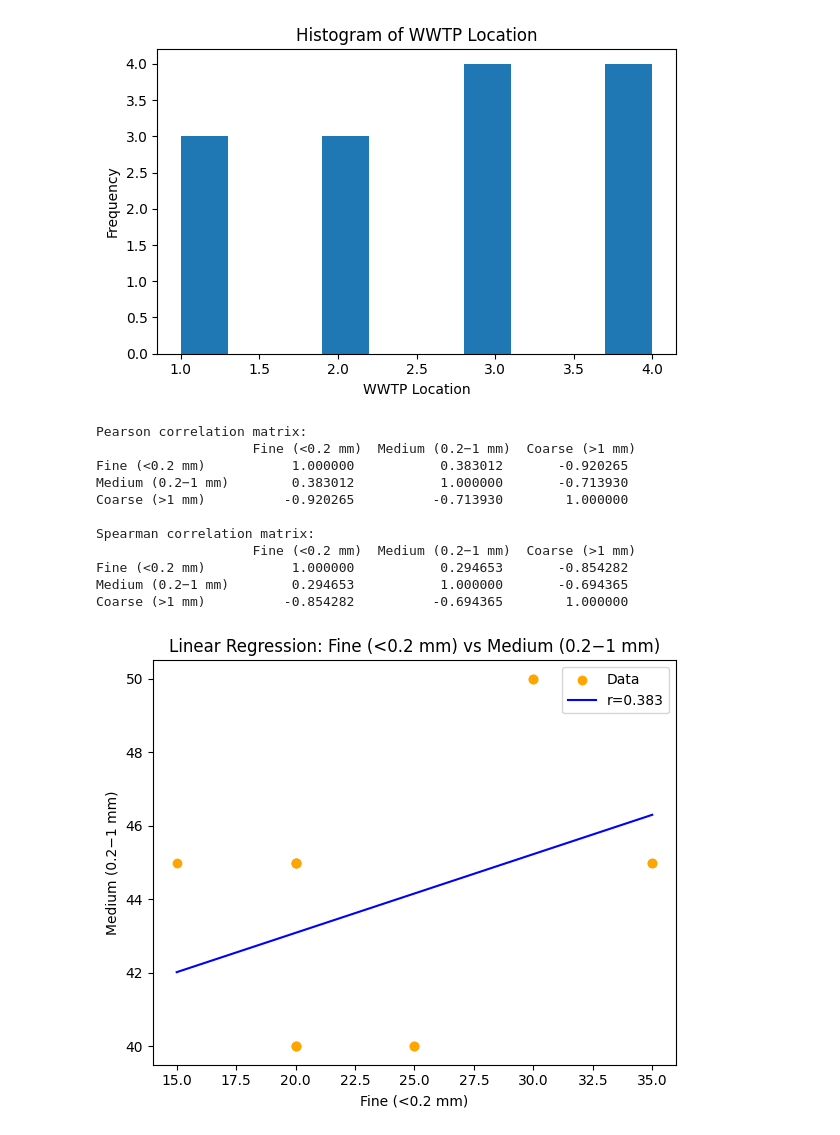
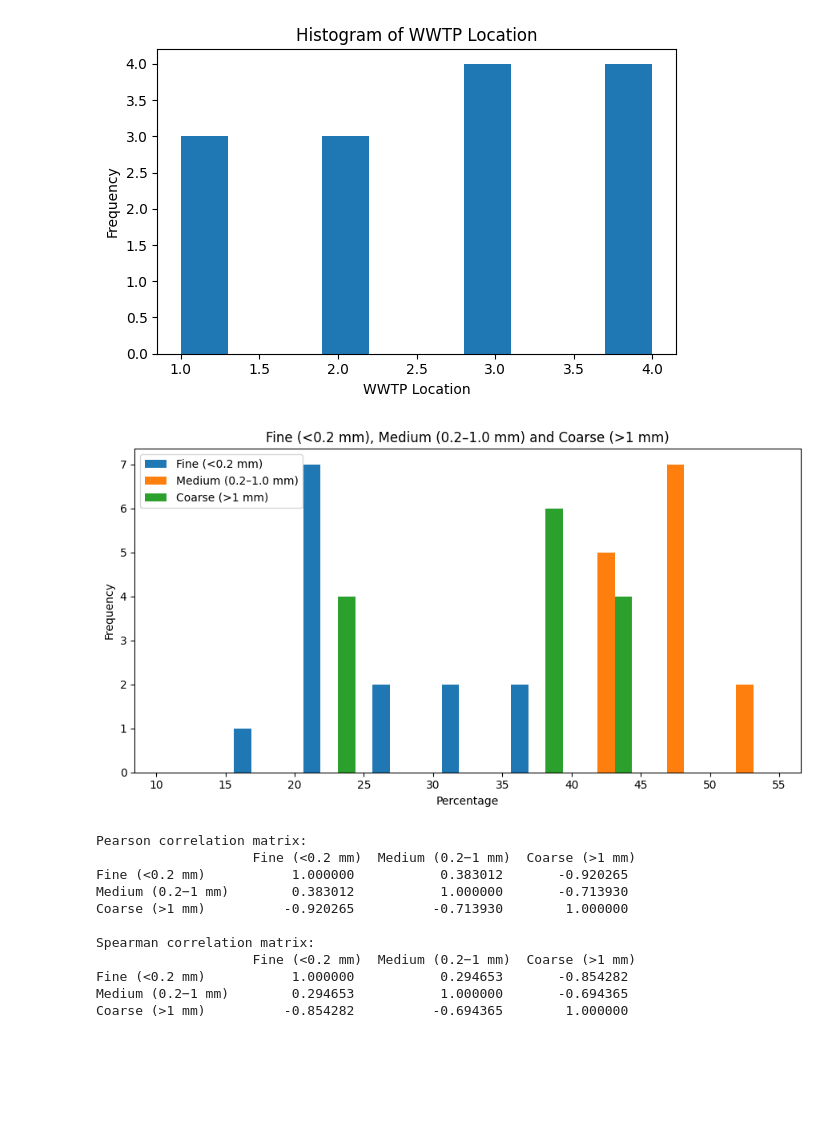
Before and after one commit to sderousie/ENV3040C---Course-Project, a Jupyter notebook: size distribution.ipynb, the cells around one changed output. Drawn from its saved outputs; the diff is of its cells as text; code cells hidden in the pictures; blank space fills up the shorter version.

```diff
--- a/size distribution.ipynb
+++ b/size distribution.ipynb
@@ -39,6 +39,42 @@ for col in numeric_cols:
     plt.ylabel("Frequency")
     plt.tight_layout()
     plt.show()
+
+# Combined histogram for Fine, Medium, and Coarse size fractions (grouped bars)
+plt.figure(figsize=(9,5))
+
+# Common bins (same as x-axis ticks in your example)
+bins = np.arange(10, 60, 5)          # 10,15,20,...,55
+bin_centers = (bins[:-1] + bins[1:]) / 2
+
+# Data
+fine_vals   = df["Fine (<0.2 mm)"].dropna()
+med_vals    = df["Medium (0.2−1 mm)"].dropna()
+coarse_vals = df["Coarse (>1 mm)"].dropna()
+
+# Histogram counts for each fraction
+fine_counts, _   = np.histogram(fine_vals,   bins=bins)
+med_counts, _    = np.histogram(med_vals,    bins=bins)
+coarse_counts,_  = np.histogram(coarse_vals, bins=bins)
+
+# Width of each bar and horizontal offsets so they sit side-by-side
+bin_width = bins[1] - bins[0]
+bar_width = bin_width / 4.0
+
+plt.bar(bin_centers - bar_width, fine_counts,   width=bar_width,
+            label="Fine (<0.2 mm)")
+plt.bar(bin_centers,            med_counts,    width=bar_width,
+            label="Medium (0.2–1.0 mm)")
+plt.bar(bin_centers + bar_width, coarse_counts, width=bar_width,
+            label="Coarse (>1 mm)")
+
+plt.xlabel("Percentage")
+plt.ylabel("Frequency")
+plt.title("Fine (<0.2 mm), Medium (0.2–1.0 mm) and Coarse (>1 mm)")
+plt.xticks(bins)
+plt.legend()
+plt.tight_layout()
+plt.show()
 
 # Correlations
 pearson_corr = df[percent_cols].corr(method="pearson")
@@ -105,33 +141,66 @@ stage_labels = df.loc[X.index, "Stage"]
 
 plt.figure(figsize=(7,6))
 for s in stage_labels.unique():
     mask = stage_labels == s
     plt.scatter(pcs[mask, 0], pcs[mask, 1], label=f"Stage {s}", s=60)
 
 plt.xlabel("PC1")
 plt.ylabel("PC2")
 plt.title("PCA – PC1 vs PC2")
 plt.legend()
 plt.tight_layout()
 plt.show()
+
+# Combined scatterplot for Fine, Medium, and Coarse with regression lines
+plt.figure(figsize=(8,6))
+
+pairs = [
+    ("Fine (<0.2 mm)", "Medium (0.2−1 mm)", "blue"),
+    ("Fine (<0.2 mm)", "Coarse (>1 mm)", "green"),
+    ("Medium (0.2−1 mm)", "Coarse (>1 mm)", "red")]
+
+for xvar, yvar, color in pairs:
+    clean = df[[xvar, yvar]].dropna()
+    x = clean[xvar]
+    y = clean[yvar]
+
+    # regression
+    lr = linregress(x, y)
+    xs = np.linspace(x.min(), x.max(), 100)
+    ys = lr.slope * xs + lr.intercept
+
+    # scatter
+    plt.scatter(x, y, color=color, label=f"{xvar} vs {yvar}")
+
+    # regression line
+    plt.plot(xs, ys, color=color, linestyle="--",
+             label=f"{xvar} vs {yvar} (r={lr.rvalue:.3f})")
+
+plt.xlabel("Percent (%)")
+plt.ylabel("Percent (%)")
+plt.title("Combined Scatterplot for Fine, Medium, and Coarse Fractions")
+plt.legend(fontsize=8)
+plt.tight_layout()
+plt.show()
 # %% [output]
   Stage  WWTP Location  Fine (<0.2 mm)  Medium (0.2−1 mm)  Coarse (>1 mm)
 0     I              3              15                 45              40
 1     I              4              20                 45              35
 2    II              1              20                 40              40
 3    II              2              20                 40              40
 4    II              3              25                 40              35
 
 Summary statistics:
                          mean  median       std
 Fine (<0.2 mm)     23.928571    20.0  6.256864
 Medium (0.2−1 mm)  43.928571    45.0  3.496466
 Coarse (>1 mm)     32.142857    35.0  8.254203
 WWTP Location       2.642857     3.0  1.150728
 [figure]
 [figure]
 [figure]
 [figure]
+[figure, new version]
 Pearson correlation matrix:
                     Fine (<0.2 mm)  Medium (0.2−1 mm)  Coarse (>1 mm)
 Fine (<0.2 mm)           1.000000           0.383012       -0.920265
@@ -143,4 +212,3 @@ Spearman correlation matrix:
 Fine (<0.2 mm)           1.000000           0.294653       -0.854282
 Medium (0.2−1 mm)        0.294653           1.000000       -0.694365
 Coarse (>1 mm)          -0.854282          -0.694365        1.000000
-[figure, old version]
```
Also changed, not shown: parts of 1 cell of this notebook.
